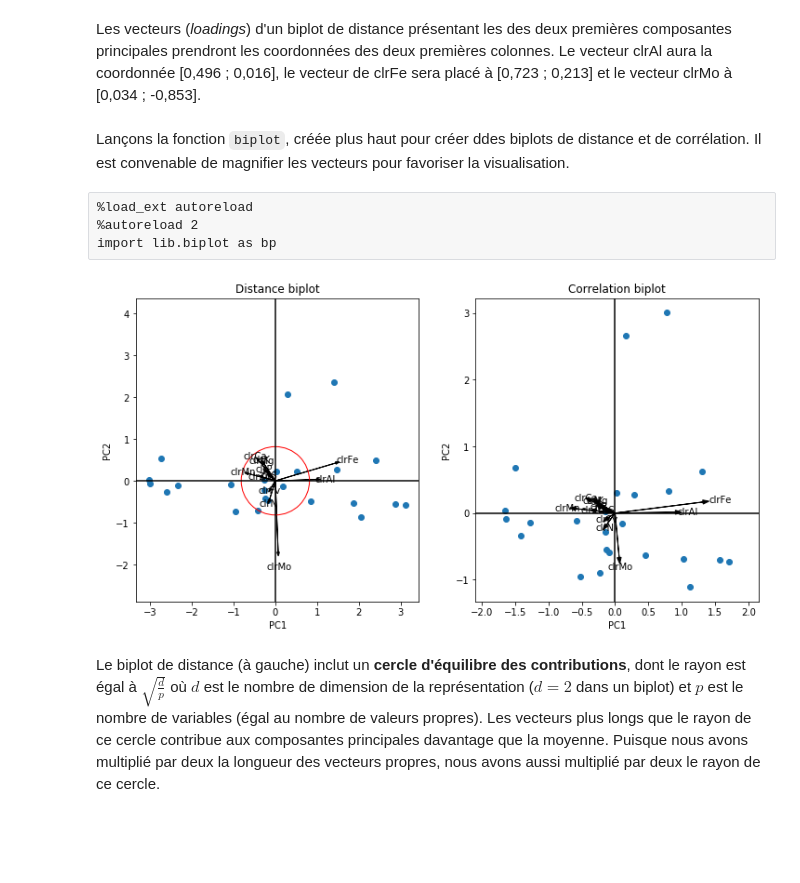
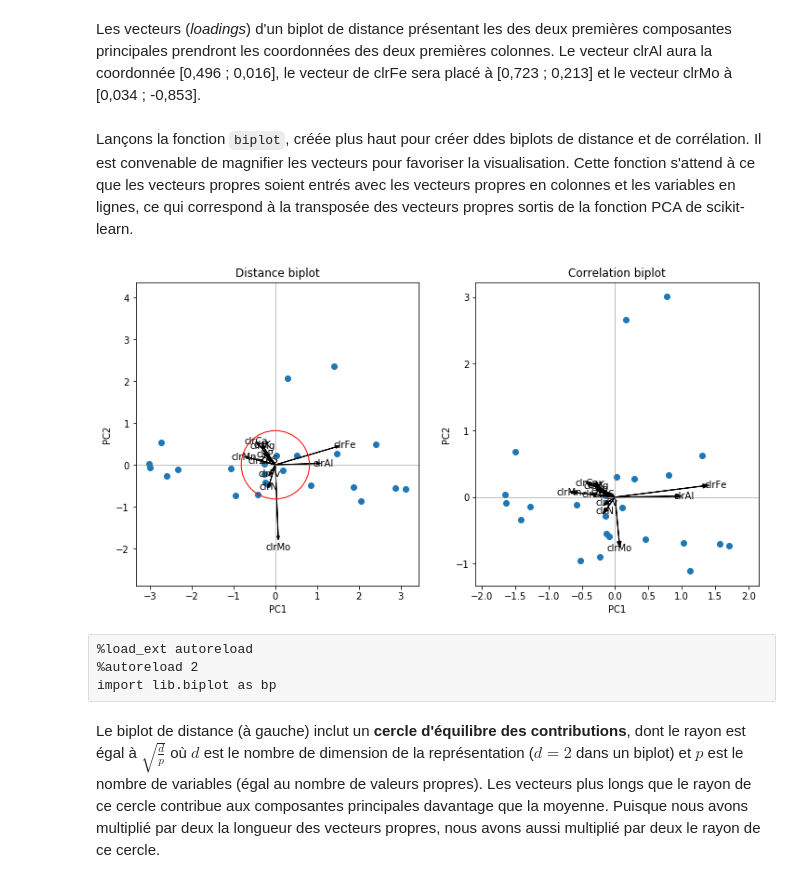
Before and after one commit to essicolo/ecologie-mathematique-Py, a Jupyter notebook: 7_AssocPartOrdin/7_AssocPartOrdin.ipynb, the cells around one changed output. Cells and saved outputs as stored; diff of their text form; code cells hidden in the pictures; blank space fills up the shorter version.

```diff
--- a/7_AssocPartOrdin/7_AssocPartOrdin.ipynb
+++ b/7_AssocPartOrdin/7_AssocPartOrdin.ipynb
@@ -1117,33 +1119,33 @@ pd.DataFrame(np.round(pca_eigenvectors, 3),
 # %% [markdown]
 Les vecteurs (*loadings*) d'un biplot de distance présentant les des deux premières composantes principales prendront les coordonnées des deux premières colonnes. Le vecteur clrAl aura la coordonnée [0,496 ; 0,016], le vecteur de clrFe sera placé à [0,723 ; 0,213] et le vecteur clrMo à [0,034 ; -0,853].
 # %% [markdown]
-Lançons la fonction `biplot`, créée plus haut pour créer ddes biplots de distance et de corrélation. Il est convenable de magnifier les vecteurs pour favoriser la visualisation.
+Lançons la fonction `biplot`, créée plus haut pour créer ddes biplots de distance et de corrélation. Il est convenable de magnifier les vecteurs pour favoriser la visualisation. Cette fonction s'attend à ce que les vecteurs propres soient entrés avec les vecteurs propres en colonnes et les variables en lignes, ce qui correspond à la transposée des vecteurs propres sortis de la fonction PCA de scikit-learn.
+# %%
+plt.figure(figsize=(12, 6))
+plt.subplot(1, 2, 1)
+bp.biplot(objects=pca_scores,
+          eigenvectors=pca_eigenvectors.T * 2,
+          eigenvalues=pca_eigenvalues,
+          scaling='distance',
+          vector_labels=varechem_coda.columns,
+          xpc=0, ypc=1)
+plt.axis('equal')
+plt.gcf().gca().add_artist(plt.Circle((0,0), np.sqrt(2/len(pca_eigenvalues)) * 2, color='r', fill=False)) # compliqué de dessiné un cercle!
+plt.title('Distance biplot')
+plt.subplot(1, 2, 2)
+bp.biplot(objects=pca_scores,
+          eigenvectors=pca_eigenvectors.T,
+          eigenvalues=pca_eigenvalues,
+          scaling='correlation',
+          vector_labels=varechem_coda.columns,
+          xpc=0, ypc=1)
+plt.axis('equal')
+plt.title('Correlation biplot');
+# %% [output]
+[figure, added]
 # %% [raw]
 %load_ext autoreload
 %autoreload 2
 import lib.biplot as bp
-# %%
-plt.figure(figsize=(12, 6))
-plt.subplot(1, 2, 1)
-bp.biplot(objects=pca_scores,
-          eigenvectors=pca_eigenvectors * 2,
-          eigenvalues=pca_eigenvalues,
-          scaling='distance',
-          labels=varechem_coda.columns,
-          xpc=0, ypc=1)
-plt.axis('equal')
-plt.gcf().gca().add_artist(plt.Circle((0,0), np.sqrt(2/len(pca_eigenvalues)) * 2, color='r', fill=False))
-plt.title('Distance biplot')
-plt.subplot(1, 2, 2)
-bp.biplot(objects=pca_scores,
-          eigenvectors=pca_eigenvectors,
-          eigenvalues=pca_eigenvalues,
-          scaling='correlation',
-          labels=varechem_coda.columns,
-          xpc=0, ypc=1)
-plt.axis('equal')
-plt.title('Correlation biplot');
-# %% [output]
-[figure, removed]
 # %% [markdown]
 Le biplot de distance (à gauche) inclut un **cercle d'équilibre des contributions**, dont le rayon est égal à $\sqrt{\frac{d}{p}}$ où $d$ est le nombre de dimension de la représentation ($d=2$ dans un biplot) et $p$ est le nombre de variables (égal au nombre de valeurs propres). Les vecteurs plus longs que le rayon de ce cercle contribue aux composantes principales davantage que la moyenne. Puisque nous avons multiplié par deux la longueur des vecteurs propres, nous avons aussi multiplié par deux le rayon de ce cercle.
```
Also changed, not shown: parts of 70 cells of this notebook, 4 other files.
